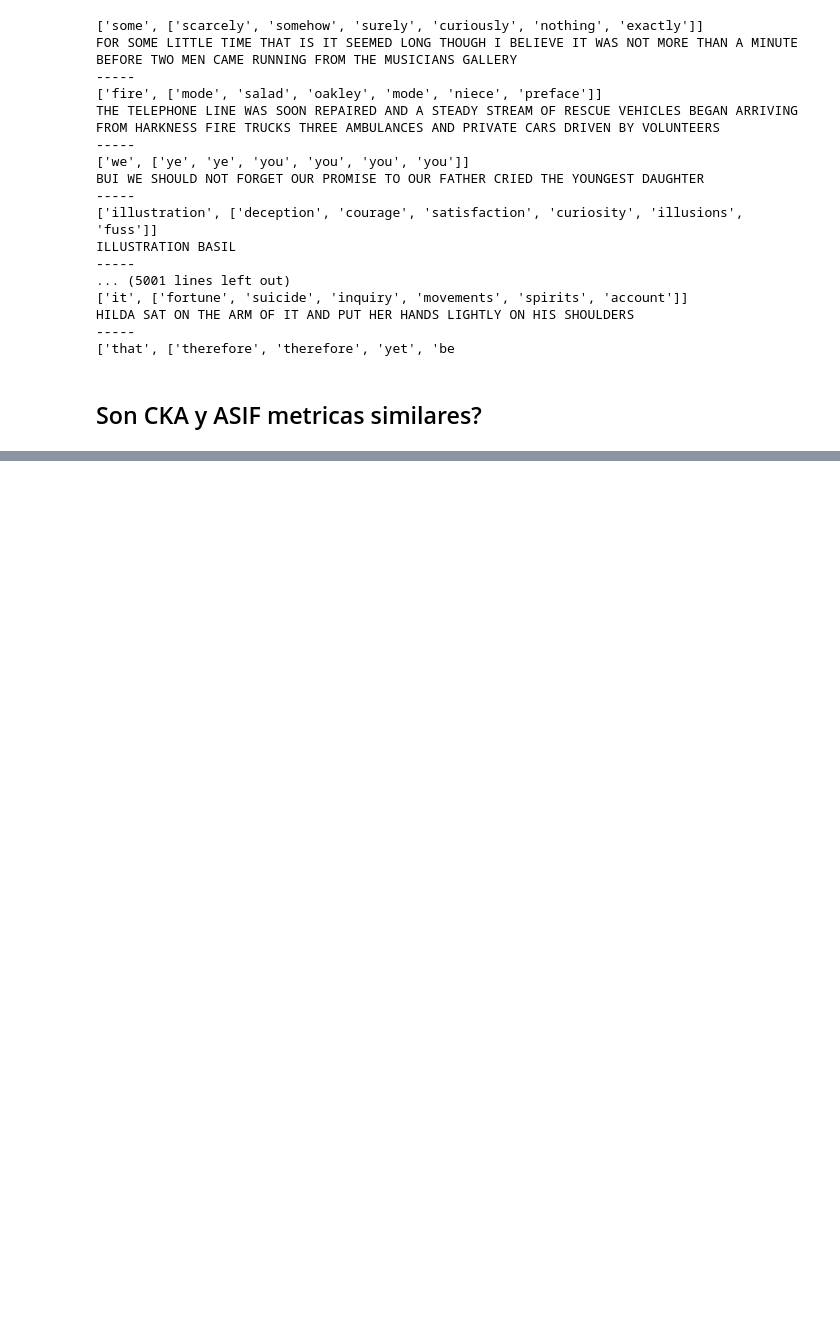
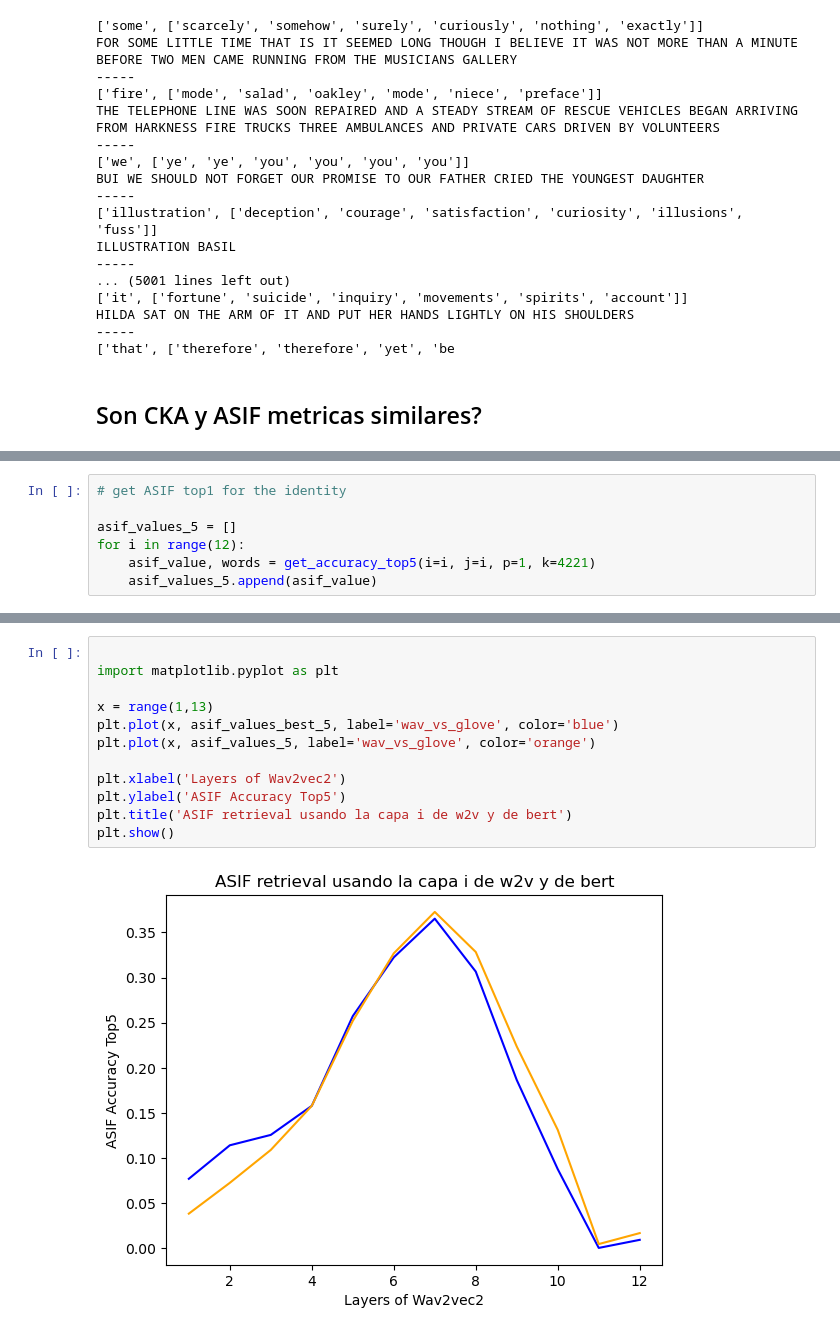
Before and after one commit to ceciliabolanos/layer-analysis, a Jupyter notebook: results/analisis_ASIF.ipynb, the cells around one changed output, grey strips where cells are left out. Cells and saved outputs as stored; diff of their text form; blank space fills up the shorter version.

```diff
--- a/results/analisis_ASIF.ipynb
+++ b/results/analisis_ASIF.ipynb
@@ -206,3 +222,10 @@ words in top 5 0.008955223880597015
+# %%
+# get ASIF top1 for the identity
+
+asif_values_5 = []
+for i in range(12):
+    asif_value, words = get_accuracy_top5(i=i, j=i, p=1, k=4221)
+    asif_values_5.append(asif_value)
 # %%
 
 import matplotlib.pyplot as plt
@@ -218,0 +243,14 @@ plt.show()
+# %%
+
+import matplotlib.pyplot as plt
+
+x = range(1,13)
+plt.plot(x, asif_values_best_5, label='wav_vs_glove', color='blue')
+plt.plot(x, asif_values_5, label='wav_vs_glove', color='orange')
+
+plt.xlabel('Layers of Wav2vec2')
+plt.ylabel('ASIF Accuracy Top5')
+plt.title('ASIF retrieval usando la capa i de w2v y de bert')
+plt.show()
+# %% [output]
+[figure, added]
```
Also changed, not shown: parts of 9 cells of this notebook, 32 other files.
